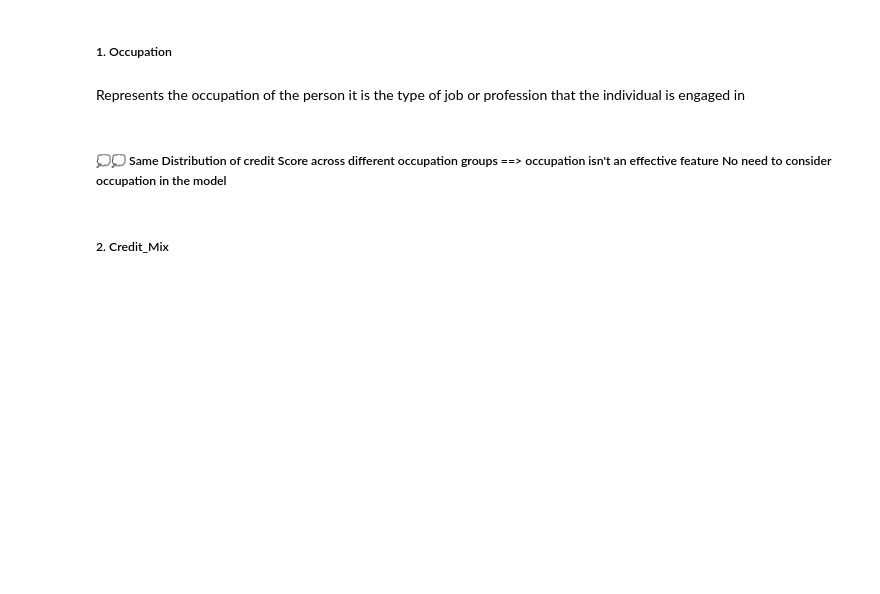
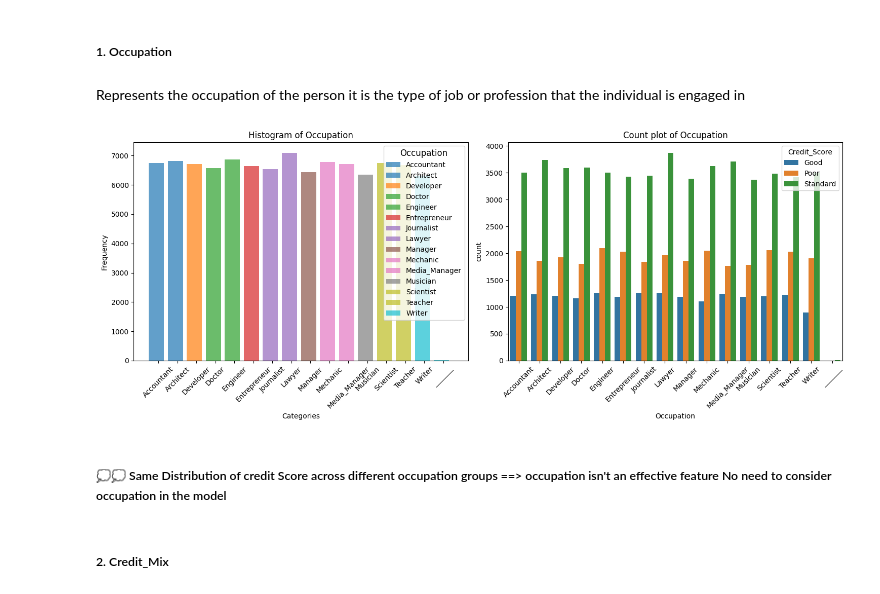
Before and after one commit to BasmaElhoseny01/Credit-Score-Classification-and-Analysis, a Jupyter notebook: src/preprocessing_visualizations.ipynb, the cells around one changed output. Drawn from its saved outputs; the diff is of its cells as text; code cells hidden in the pictures; blank space fills up the shorter version.

```diff
--- a/src/preprocessing_visualizations.ipynb
+++ b/src/preprocessing_visualizations.ipynb
@@ -43,7 +44,7 @@ continuous_cols = [ 'Age',
 # %% [markdown]
 ### Utils
 # %%
-def draw_histogram(df, key):
+def draw_categorical_features_histogram(df, key):
     unique_values = np.unique(df[key])
     num_bins = len(unique_values)
 
@@ -57,31 +58,34 @@ def draw_histogram(df, key):
 
 
     plt.xlabel('Categories')
+    plt.xticks(rotation=45)  # Rotate x-axis labels by 45 degrees
     plt.ylabel('Frequency')
     plt.title(f'Histogram of {key}')
 
     # Add a legend
     plt.legend(title=key, title_fontsize='large', fontsize='medium', loc='upper right')
 
+def draw_categorical_features_count_plot(df, key):
+    sns.countplot(data=df, x=key,hue='Credit_Score')
+    plt.xticks(rotation=45)  # Rotate x-axis labels by 45 degrees
+    plt.title(f'Count plot of {key}')
+
+
+
+def draw_categorical_feature(df,feature_name):
+    plt.figure(figsize=(15, 6))
+
+    plt.subplot(1, 2, 1)
+    draw_categorical_features_histogram(df, feature_name)
+
+    plt.subplot(1, 2, 2)
+    draw_categorical_features_count_plot(df, feature_name)
+
+    plt.tight_layout()
     plt.show()
 
 
-def draw_count_plot(df, key):
-    sns.countplot(data=df, x=key,hue='Credit_Score')
-    plt.xticks(rotation=45)  # Rotate x-axis labels by 45 degrees
-    plt.title(f'Count plot of {key}')
-    plt.show()
-
-
-
-# def draw_box_plot(df, key):
-#     sns.boxplot(data=df, x='Credit_Score', y=key)
-#     plt.xticks(rotation=45)  # Rotate x-axis labels by 45 degrees
-#     plt.title(f'Box plot of {key}')
-#     plt.show()
-
-
-# continuous features
+######################################################################## Numerical Features ########################################################################
 def draw_continuous_features_distribution(df,feature_name):
     # Calculate number of bins using Surges' rule
     num_bins = int(np.ceil(np.log2(len(df[feature_name])) + 1))
@@ -92,6 +96,7 @@ def draw_continuous_features_distribution(df,feature_name):
     plt.title(f'Distribution of {feature_name}')
 
 
+
 def draw_continuous_features_KDE (df,feature_name):
     '''
     Draw the Kernel Density Estimate (KDE) plot of a continuous feature in the dataset
@@ -100,7 +105,7 @@ def draw_continuous_features_KDE (df,feature_name):
     sns.kdeplot(data=df, x=feature_name, hue='Credit_Score', fill=True, common_norm=False, palette='husl')
     # plot mean values
     mean_values = df.groupby('Credit_Score')[feature_name].mean()
-    colors = sns.color_palette('husl', n_colors=len(mean_values))  #
+    colors = sns.color_palette('husl', n_colors=len(mean_values))
 
     for credit_score, mean_value in mean_values.items():
         # Get the corresponding color from the palette
@@ -127,7 +132,7 @@ def draw_continuous_feature(df,feature_name):
     plt.show()
 
 
-
+######################################################################### Correlation ########################################################################
 def draw_continuous_features_correlation_matrix(df):
     # create correlation matrix for numerical features
     corr = df[continuous_cols].corr()
@@ -151,3 +151,7 @@ draw_count_plot(df=df, key='Occupation')
+# %%
+draw_categorical_feature(df,feature_name='Occupation')
+# %% [output]
+[figure, added]
 # %% [markdown]
 ##### 💭💭 Same Distribution of credit Score across different occupation groups ==> occupation isn't an effective feature No need to consider occupation in the model
 # %% [markdown]
```
Also changed, not shown: parts of 44 cells of this notebook.
